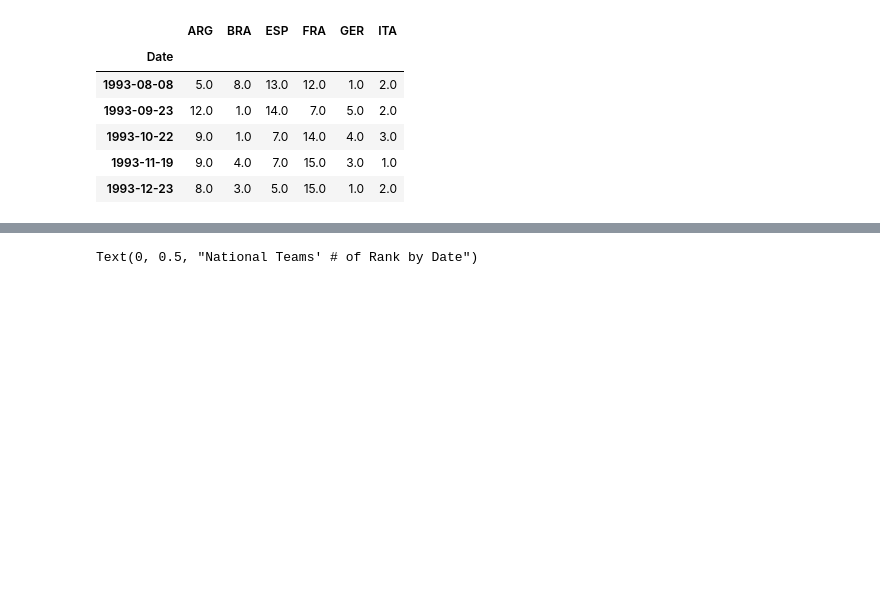
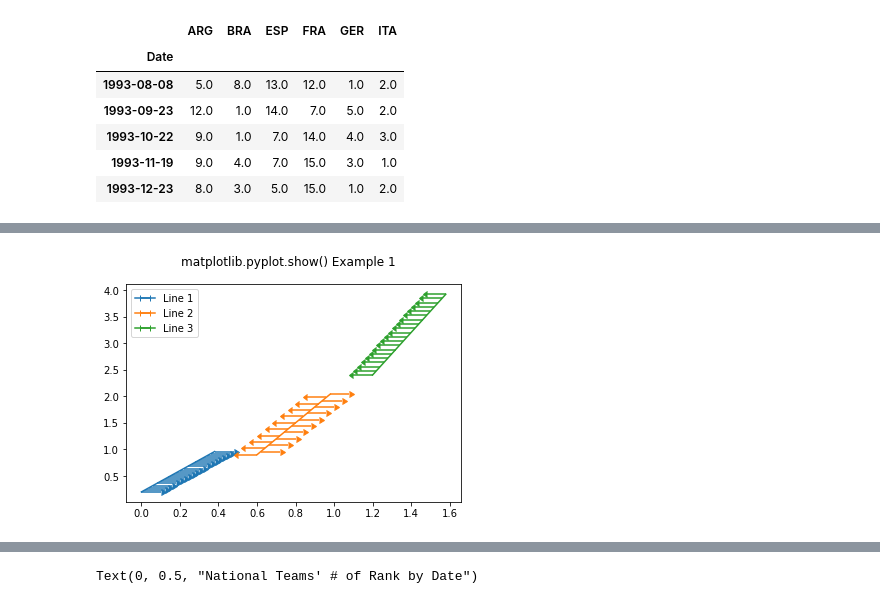
Before and after one commit to ildeniz/ML-2022-001-Data_Visualisation_Playground, a Jupyter notebook: ML-2022-002-Data_Visualisation_Playground.ipynb, the cells around one changed output, grey strips where cells are left out. Cells and saved outputs as stored; diff of their text form; code cells hidden in the pictures; blank space fills up the shorter version.

```diff
--- a/ML-2022-002-Data_Visualisation_Playground.ipynb
+++ b/ML-2022-002-Data_Visualisation_Playground.ipynb
@@ -33,0 +42,37 @@ fifa.head()
+# %%
+# Implementation of matplotlib function
+import matplotlib.pyplot as plt
+import numpy as np
+
+fig = plt.figure()
+x = np.arange(20) / 50
+y = (x + 0.1)*2
+
+val1 = [True, False] * 10
+val2 = [False, True] * 10
+
+plt.errorbar(x, y,
+             xerr = 0.1,
+             xlolims = True,
+             label ='Line 1')
+
+y = (x + 0.3)*3
+
+plt.errorbar(x + 0.6, y,
+             xerr = 0.1,
+             xuplims = val1,
+             xlolims = val2,
+             label ='Line 2')
+
+y = (x + 0.6)*4
+plt.errorbar(x + 1.2, y,
+             xerr = 0.1,
+             xuplims = True,
+             label ='Line 3')
+
+plt.legend()
+
+fig.suptitle('matplotlib.pyplot.show() Example 1')
+plt.show()
+# %% [output]
+[figure, added]
```
Also changed, not shown: parts of 77 cells of this notebook.
